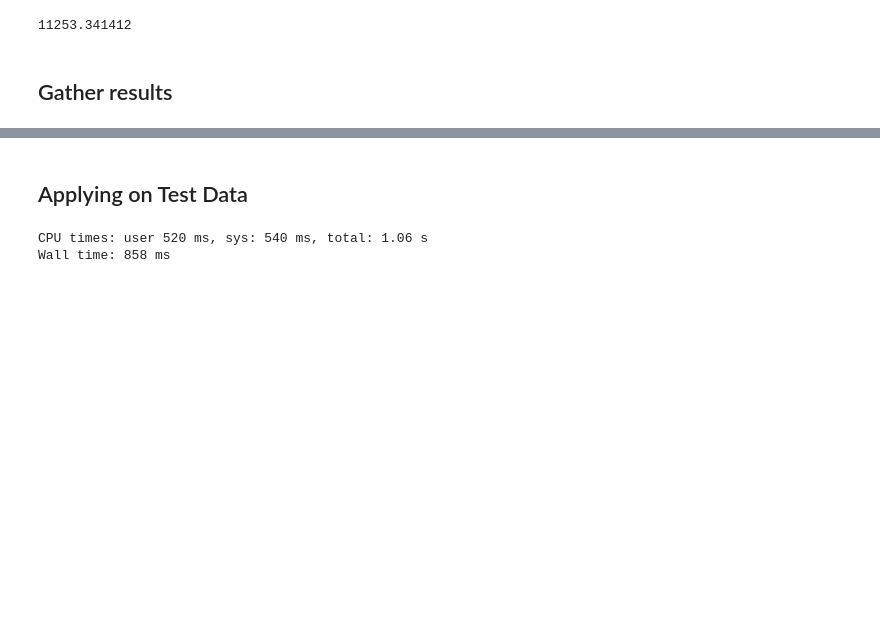
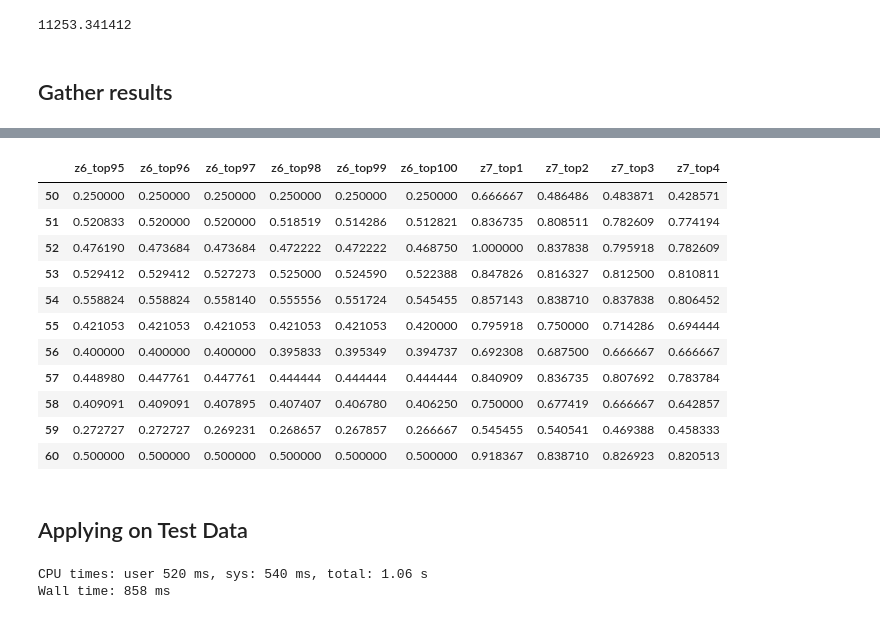
Before and after one commit to Rotceh/2013-ML-TeamProject, a Jupyter notebook: SIFT_parallel.ipynb, the cells around one changed output, grey strips where cells are left out. Drawn from its saved outputs; the diff is of its cells as text; code cells hidden in the pictures; blank space fills up the shorter version.

```diff
--- a/SIFT_parallel.ipynb
+++ b/SIFT_parallel.ipynb
@@ -243,6 +243,21 @@ for i, df in zip(scatter_i, returned_df_out_list):
 CSV_TRAIN_SIFT = "dataset/train_60x60_grey_SIFT_top100_distth300.csv"
 df_final['y'] = train_Y.values
 df_final.to_csv(CSV_TRAIN_SIFT, index=False)
+# %%
+df_final.ix[50:60, 595:605]
+# %% [output]
+|  | z6_top95 | z6_top96 | z6_top97 | z6_top98 | z6_top99 | z6_top100 | z7_top1 | z7_top2 | z7_top3 | z7_top4 |
+| 50 | 0.250000 | 0.250000 | 0.250000 | 0.250000 | 0.250000 | 0.250000 | 0.666667 | 0.486486 | 0.483871 | 0.428571 |
+| 51 | 0.520833 | 0.520000 | 0.520000 | 0.518519 | 0.514286 | 0.512821 | 0.836735 | 0.808511 | 0.782609 | 0.774194 |
+| 52 | 0.476190 | 0.473684 | 0.473684 | 0.472222 | 0.472222 | 0.468750 | 1.000000 | 0.837838 | 0.795918 | 0.782609 |
+| 53 | 0.529412 | 0.529412 | 0.527273 | 0.525000 | 0.524590 | 0.522388 | 0.847826 | 0.816327 | 0.812500 | 0.810811 |
+| 54 | 0.558824 | 0.558824 | 0.558140 | 0.555556 | 0.551724 | 0.545455 | 0.857143 | 0.838710 | 0.837838 | 0.806452 |
+| 55 | 0.421053 | 0.421053 | 0.421053 | 0.421053 | 0.421053 | 0.420000 | 0.795918 | 0.750000 | 0.714286 | 0.694444 |
+| 56 | 0.400000 | 0.400000 | 0.400000 | 0.395833 | 0.395349 | 0.394737 | 0.692308 | 0.687500 | 0.666667 | 0.666667 |
+| 57 | 0.448980 | 0.447761 | 0.447761 | 0.444444 | 0.444444 | 0.444444 | 0.840909 | 0.836735 | 0.807692 | 0.783784 |
+| 58 | 0.409091 | 0.409091 | 0.407895 | 0.407407 | 0.406780 | 0.406250 | 0.750000 | 0.677419 | 0.666667 | 0.642857 |
+| 59 | 0.272727 | 0.272727 | 0.269231 | 0.268657 | 0.267857 | 0.266667 | 0.545455 | 0.540541 | 0.469388 | 0.458333 |
+| 60 | 0.500000 | 0.500000 | 0.500000 | 0.500000 | 0.500000 | 0.500000 | 0.918367 | 0.838710 | 0.826923 | 0.820513 |
 # %% [markdown]
 ## Applying on Test Data
 # %%
```
Also changed, not shown: parts of 6 cells of this notebook, 1 other file.
